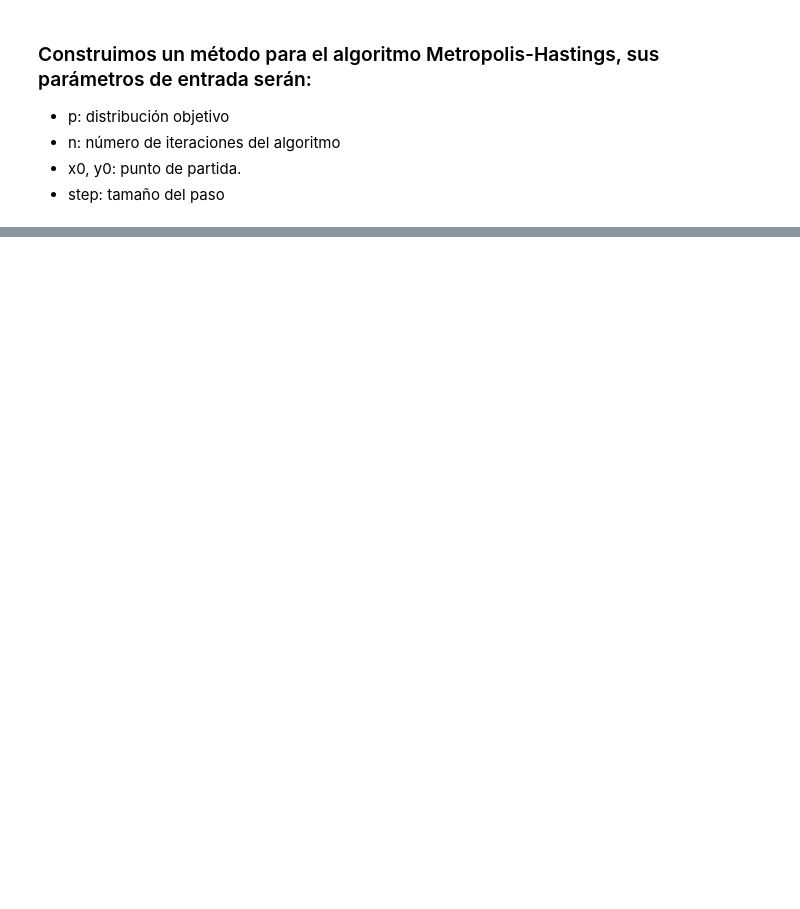
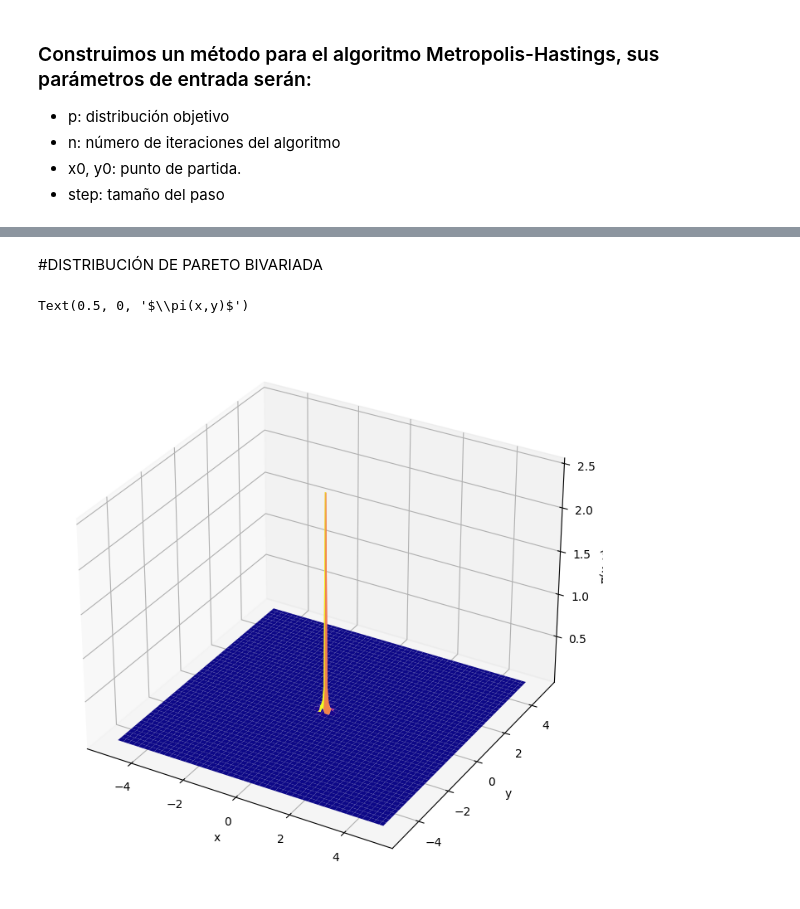
Before and after one commit to Gustavo-Ros/Simulaci-n-2, a Jupyter notebook: Caminantes.ipynb, the cells around one changed output, grey strips where cells are left out. Saved outputs shown, nothing was run; the diff lists cells and outputs as text; code cells hidden in the pictures; blank space fills up the shorter version.

```diff
--- a/Caminantes.ipynb
+++ b/Caminantes.ipynb
@@ -105,0 +89,3 @@ def himmelblau(x, y):
+# %%
+def pareto(x, y, alpha_x=1, alpha_y=1):
+    return (alpha_x * alpha_y) / (x**(alpha_x + 1) * y**(alpha_y + 1))
@@ -150,0 +162,21 @@ This will become an error in seaborn v0.14.0; please update your code.
+# %% [markdown]
+#DISTRIBUCIÓN DE PARETO BIVARIADA
+# %%
+# create grid for 3D plot
+x, y = np.linspace(-5, 5, 200), np.linspace(-5, 5, 200)
+X,Y = np.meshgrid(x, y)
+
+# generate bivariate normal
+Z =pareto(X,Y,alpha_x=1, alpha_y=1)
+
+# plot surface in 3D
+fig = plt.figure(figsize=(12,8.5))
+ax = fig.add_subplot(111, projection='3d')
+ax.plot_surface(X, Y, Z, cmap= 'plasma')
+
+ax.set_xlabel('x')
+ax.set_ylabel('y')
+ax.set_zlabel('$\pi(x,y)$')
+# %% [output]
+Text(0.5, 0, '$\\pi(x,y)$')
+[figure, added]
```
Also changed, not shown: parts of 17 cells of this notebook.
